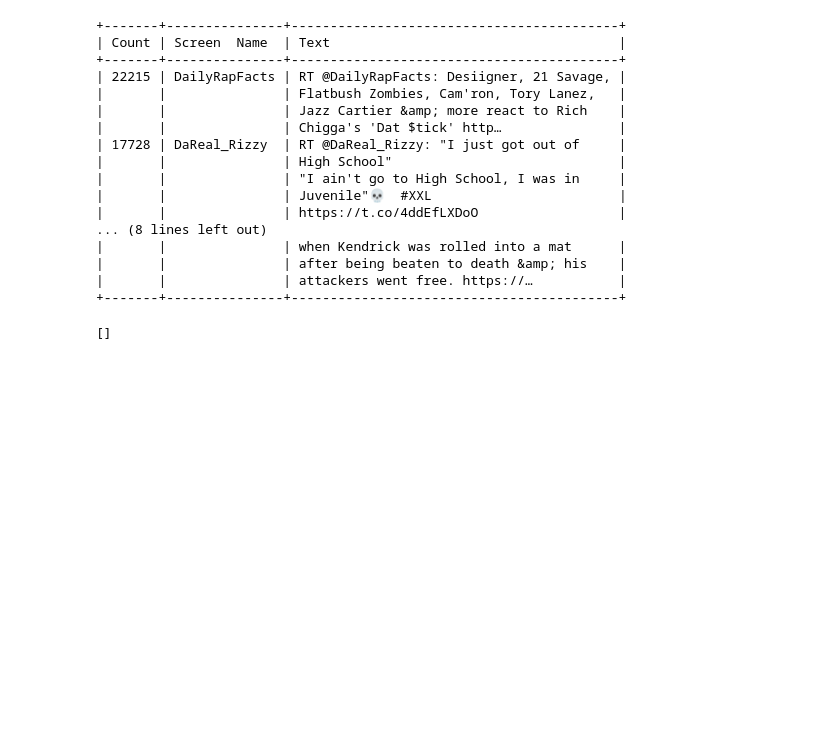
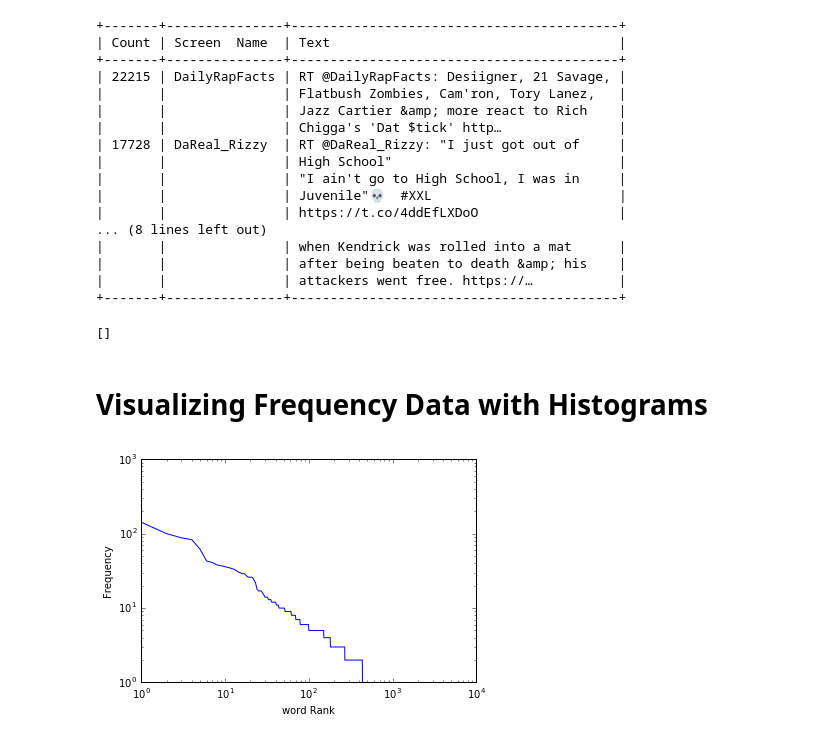
Before and after one commit to andersy005/Mining-Twitter, a Jupyter notebook: Mining-Twitter.ipynb, the cells around one changed output. Saved outputs shown, nothing was run; the diff lists cells and outputs as text; code cells hidden in the pictures; blank space fills up the shorter version.

Commit message:
Visualizing frequency data with histogram

```diff
--- a/Mining-Twitter.ipynb
+++ b/Mining-Twitter.ipynb
@@ -292,3 +292,15 @@ _retweets = twitter_api.statuses.retweets(id=754623311905169408)
 print[r['user']['screen_name'] for r in _retweets]
 # %% [output]
 []
+# %% [markdown]
+# Visualizing Frequency Data with Histograms
+# %%
+# Plotting frequencies of words
+word_counts = sorted(Counter(words).values(), reverse=True)
+
+plt.loglog(word_counts)
+plt.ylabel("Frequency")
+plt.xlabel("word Rank")
+None
+# %% [output]
+[figure, added]
```
Also changed, not shown: parts of 2 cells of this notebook.
